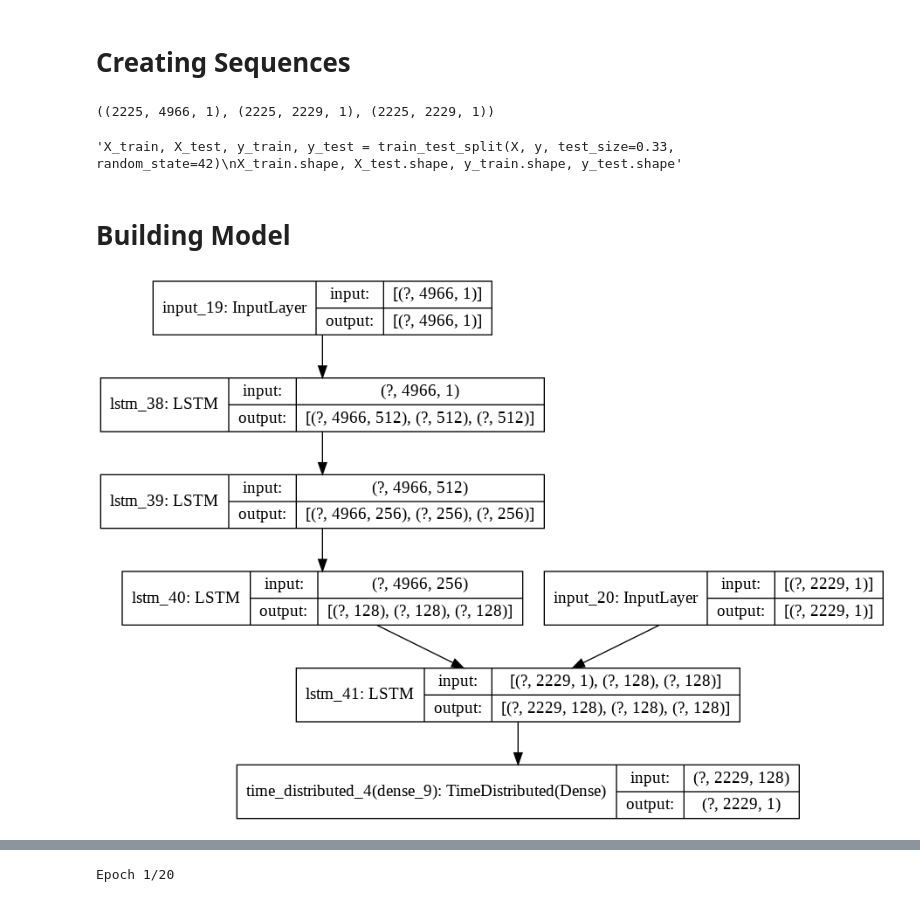
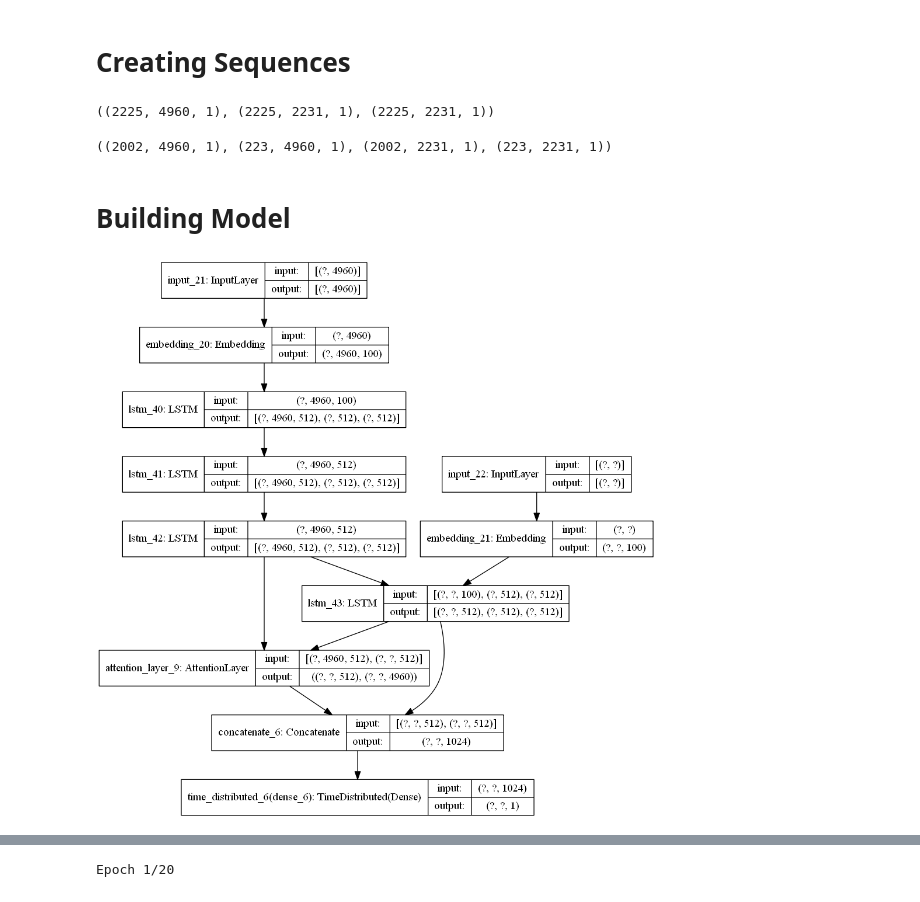
Before and after one commit to aditeyabaral/abstractive-summarization, a Jupyter notebook: src/summarize.ipynb, the cells around one changed output, grey strips where cells are left out. Cells and saved outputs as stored; diff of their text form; code cells hidden in the pictures.

Commit message:
add model

```diff
--- a/src/summarize.ipynb
+++ b/src/summarize.ipynb
@@ -57,7 +68,7 @@ def formatArticleHeader(text):
   text = text.strip().split("\n\n")
   header = text[0] + ". "
   del text[0]
-  text[0] = header + text[0]
+  #text[0] = header + text[0]
   text = "\n\n".join(text)
   return text
 # %%
@@ -147,47 +158,57 @@ for row in range(X_seq.shape[0]):
 
 X.shape, y.shape, target.shape
 # %% [output]
-((2225, 4966, 1), (2225, 2229, 1), (2225, 2229, 1))
+((2225, 4960, 1), (2225, 2231, 1), (2225, 2231, 1))
 # %%
-'''X_train, X_test, y_train, y_test = train_test_split(X, y, test_size=0.33, random_state=42)
-X_train.shape, X_test.shape, y_train.shape, y_test.shape'''
+X_train, X_test, y_train, y_test = train_test_split(X, y, test_size=0.1, random_state=42)
+X_train.shape, X_test.shape, y_train.shape, y_test.shape
 # %% [output]
-'X_train, X_test, y_train, y_test = train_test_split(X, y, test_size=0.33, random_state=42)\nX_train.shape, X_test.shape, y_train.shape, y_test.shape'
+((2002, 4960, 1), (223, 4960, 1), (2002, 2231, 1), (223, 2231, 1))
 # %% [markdown]
 # Building Model
 # %%
 def createModel(X, y, Tx, Ty, X_vocab_size, y_vocab_size, dim=512):
   #encoder
-  encoder_input = Input(shape=(Tx, 1))
+  encoder_input = Input(shape=(Tx, ))
 
-  encoder_LSTM_1 = LSTM(512, return_state=True, return_sequences=True)
-  encoder_out_1, hidden_state_1, cell_state_1 = encoder_LSTM_1(encoder_input)
+  enc_embedding =  Embedding(X_vocab_size, 100, trainable=True)(encoder_input)
 
-  encoder_LSTM_2 = LSTM(256, return_state=True, return_sequences=True)
+  encoder_LSTM_1 = LSTM(dim, return_state=True, return_sequences=True)
+  encoder_out_1, hidden_state_1, cell_state_1 = encoder_LSTM_1(enc_embedding)
+
+  encoder_LSTM_2 = LSTM(dim, return_state=True, return_sequences=True)
   encoder_out_2, hidden_state_2, cell_state_2 = encoder_LSTM_2(encoder_out_1)
 
-  encoder_LSTM_3 = LSTM(128, return_state=True)
+  encoder_LSTM_3 = LSTM(dim, return_state=True, return_sequences=True)
   encoder_out_3, hidden_state_3, cell_state_3 = encoder_LSTM_3(encoder_out_2)
 
   encoder_states = [hidden_state_3, cell_state_3]
 
   #decoder
-  decoder_input = Input(shape=(Ty, 1))
+  decoder_input = Input(shape=(None, ))
 
-  decoder_LSTM_1 = LSTM(128, return_state=True, return_sequences=True)
-  decoder_out_1, _, _ = decoder_LSTM_1(decoder_input, initial_state=encoder_states)
+  dec_emb_layer = Embedding(y_vocab_size, 100, trainable=True)
+  dec_emb = dec_emb_layer(decoder_input)
+
+  decoder_LSTM_1 = LSTM(dim, return_state=True, return_sequences=True)
+  decoder_out_1, _, _ = decoder_LSTM_1(dec_emb, initial_state=encoder_states)
 
   #decoder_LSTM_2 = LSTM(64, return_state=True)
   #decoder_out_2, _, _ = decoder_LSTM_2(decoder_out_1)
 
-  decoder_dense = TimeDistributed(Dense(1, activation='softmax'))
-  decoder_output = decoder_dense(decoder_out_1)
+  attention_layer = AttentionLayer()
+  attention_output, attention_states = attention_layer([encoder_out_3, decoder_out_1])
+
+  decoder_concat = Concatenate(axis=-1)([decoder_out_1, attention_output])
+
+  decoder_dense = TimeDistributed(Dense(1, activation='sigmoid'))
+  decoder_output = decoder_dense(decoder_concat)
 
   model = Model([encoder_input, decoder_input], decoder_output)
   model.compile(optimizer="adam", loss="categorical_crossentropy", metrics=["accuracy"])
-  return model, encoder_input, encoder_states, decoder_input, decoder_LSTM, decoder_dense
+  return model, encoder_input, encoder_states, decoder_input, decoder_LSTM_1, decoder_dense
 # %%
-model, encoder_input, encoder_states, decoder_input, decoder_LSTM, decoder_dense = createModel(X, y, Tx, Ty, vocab_size_X, vocab_size_y, 512)
+model, encoder_input, encoder_states, decoder_input, decoder_LSTM, decoder_dense = createModel(X_train, y_train, Tx, Ty, vocab_size_X, vocab_size_y, 512)
 plot_model(model, show_shapes=True)
 # %% [output]
-[figure, old version]
+[figure, new version]
```
Also changed, not shown: parts of 8 cells of this notebook, 3 other files.
